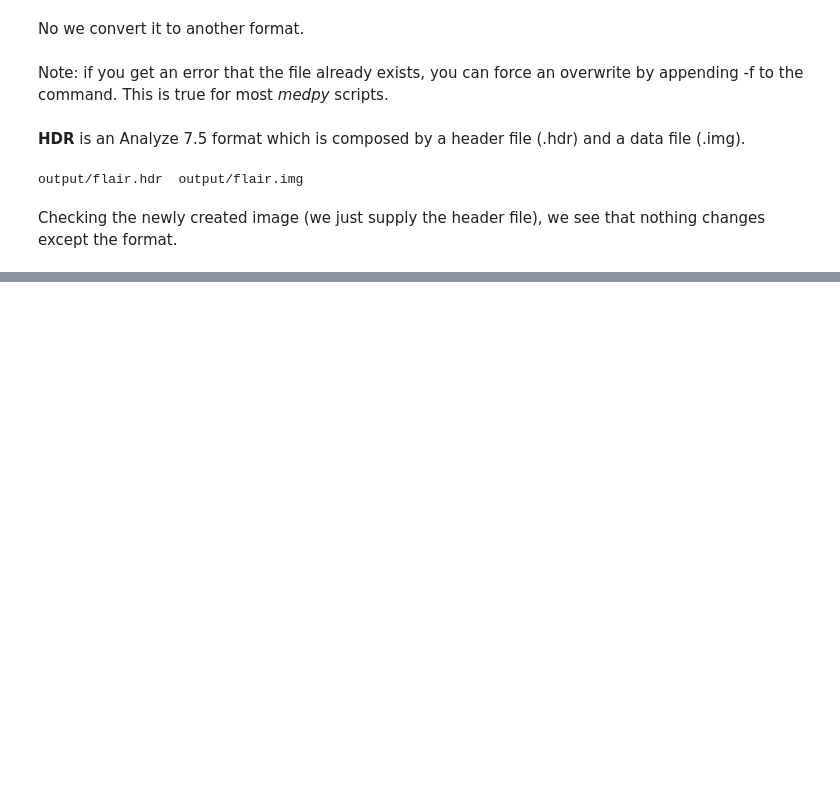
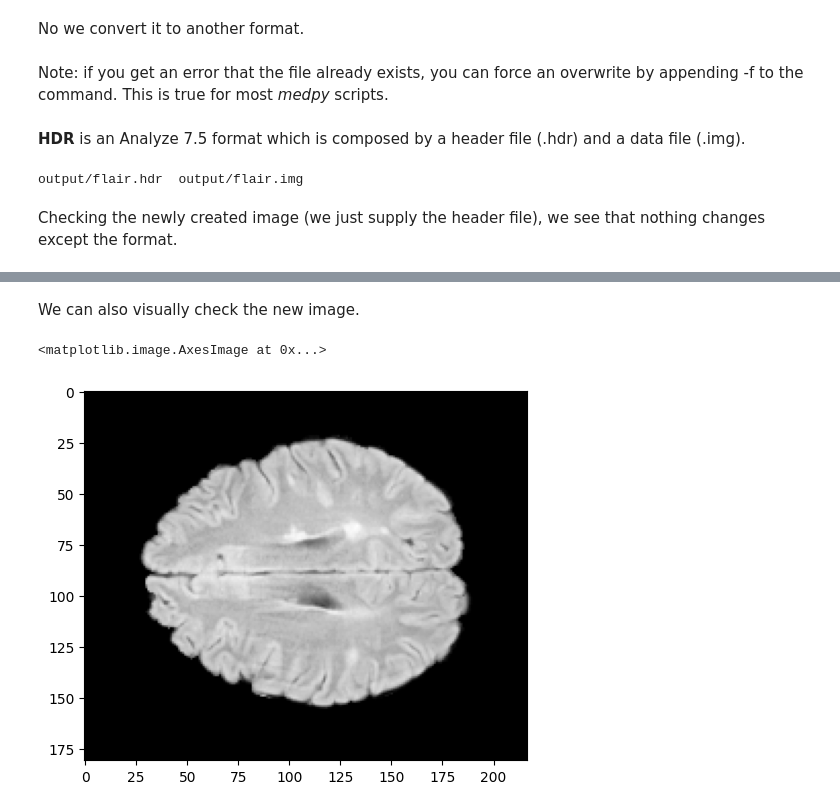
Before and after one commit to loli/medpy, a Jupyter notebook: notebooks/scripts/medpy_convert.py.ipynb, the cells around one changed output, grey strips where cells are left out. Saved outputs shown, nothing was run; the diff lists cells and outputs as text; code cells hidden in the pictures; blank space fills up the shorter version.

```diff
--- a/notebooks/scripts/medpy_convert.py.ipynb
+++ b/notebooks/scripts/medpy_convert.py.ipynb
@@ -40,3 +50,11 @@ offset=(-0.0, -0.0)
 Informations obtained from image array:
 datatype=float32,dimensions=2,shape=(181, 217)
 first and last element: 0.0 / 0.0
+# %% [markdown]
+We can also visually check the new image.
+# %%
+o, _ = load("output/flair.hdr")
+plt.imshow(o, cmap = cm.Greys_r)
+# %% [output]
+<matplotlib.image.AxesImage at 0x...>
+[figure, added]
```
Also changed, not shown: parts of 7 cells of this notebook, 20 other files.
